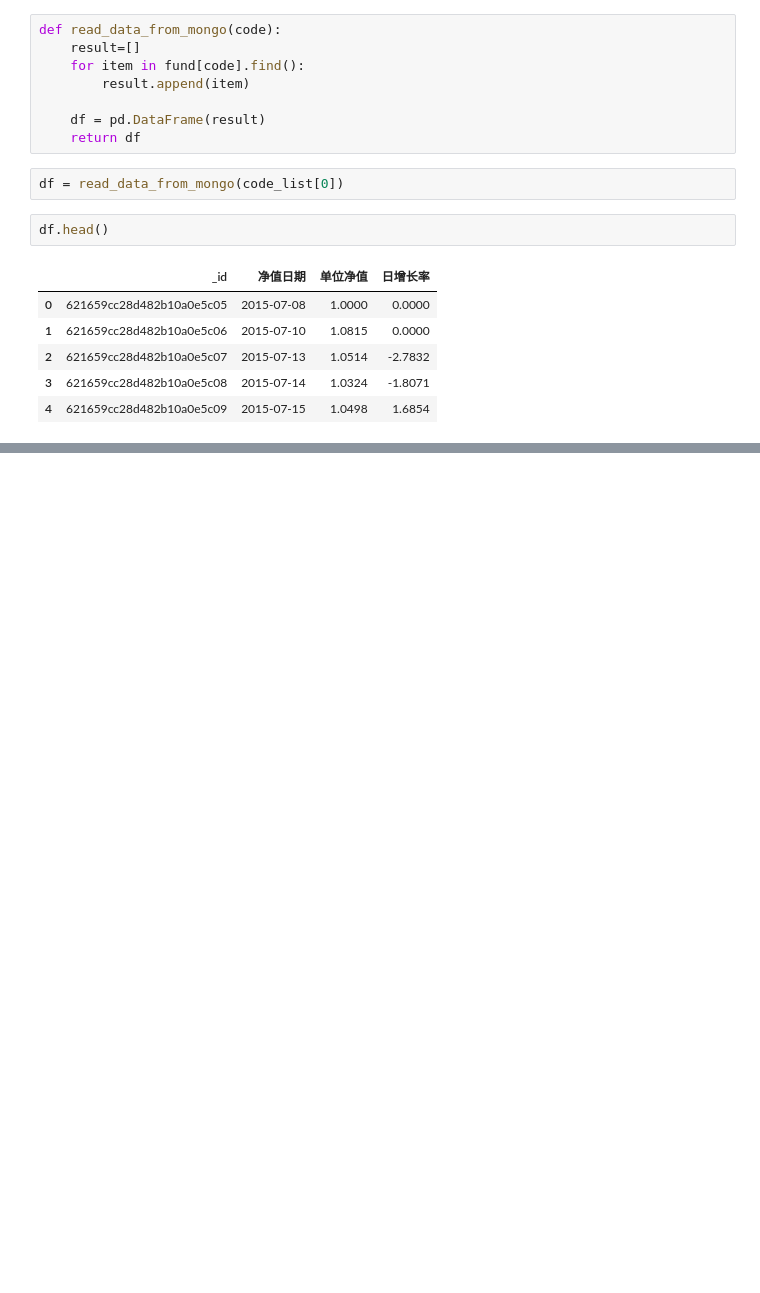
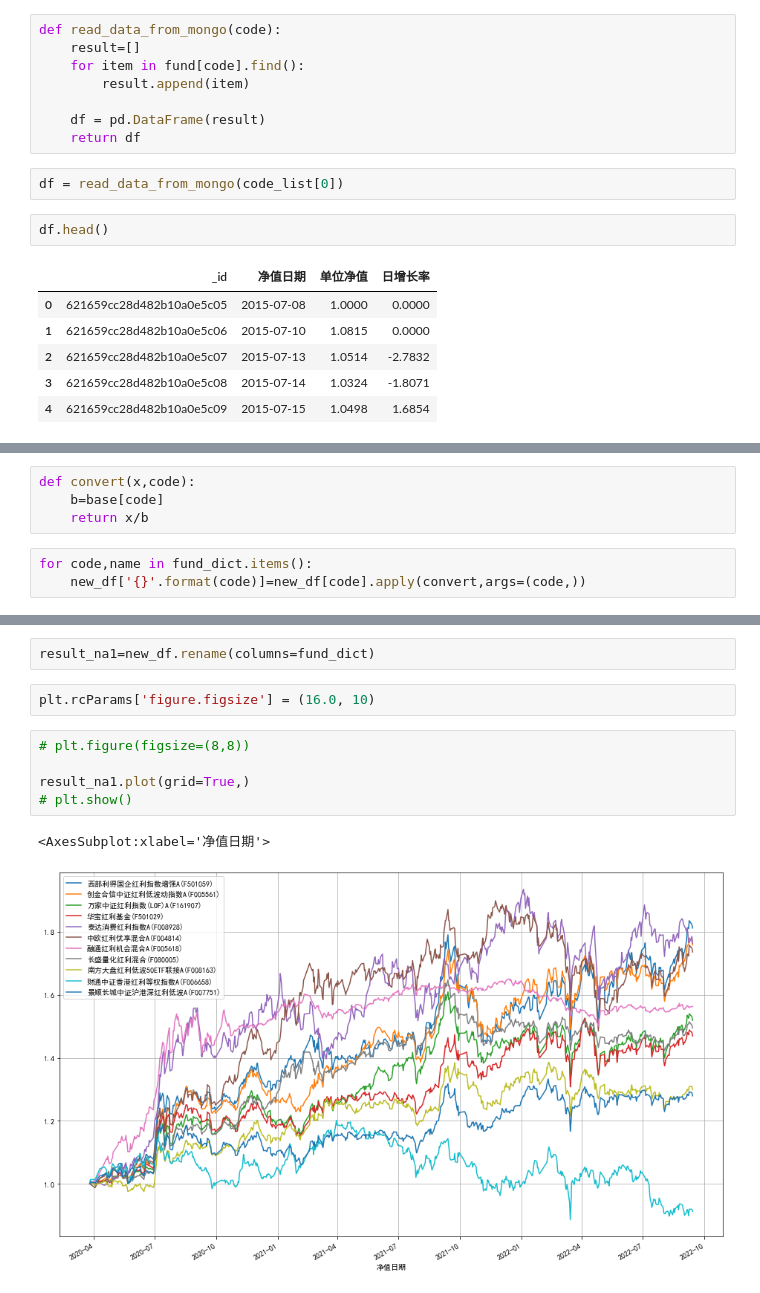
Before and after one commit to Rockyzsu/stock, a Jupyter notebook: fund/qdii_fund_analysis_5fund.ipynb, the cells around one changed output, grey strips where cells are left out. Saved outputs shown, nothing was run; the diff lists cells and outputs as text; blank space fills up the shorter version.

```diff
--- a/fund/qdii_fund_analysis_5fund.ipynb
+++ b/fund/qdii_fund_analysis_5fund.ipynb
@@ -520,0 +789,7 @@ def get_max_withdraw(indexs):
+# %%
+def convert(x,code):
+    b=base[code]
+    return x/b
+# %%
+for code,name in fund_dict.items():
+    new_df['{}'.format(code)]=new_df[code].apply(convert,args=(code,))
@@ -520,0 +806,12 @@ def get_max_withdraw(indexs):
+# %%
+result_na1=new_df.rename(columns=fund_dict)
+# %%
+plt.rcParams['figure.figsize'] = (16.0, 10)
+# %%
+# plt.figure(figsize=(8,8))
+
+result_na1.plot(grid=True,)
+# plt.show()
+# %% [output]
+<AxesSubplot:xlabel='净值日期'>
+[figure, added]
```
Also changed, not shown: parts of 74 cells of this notebook, 1 other file.
